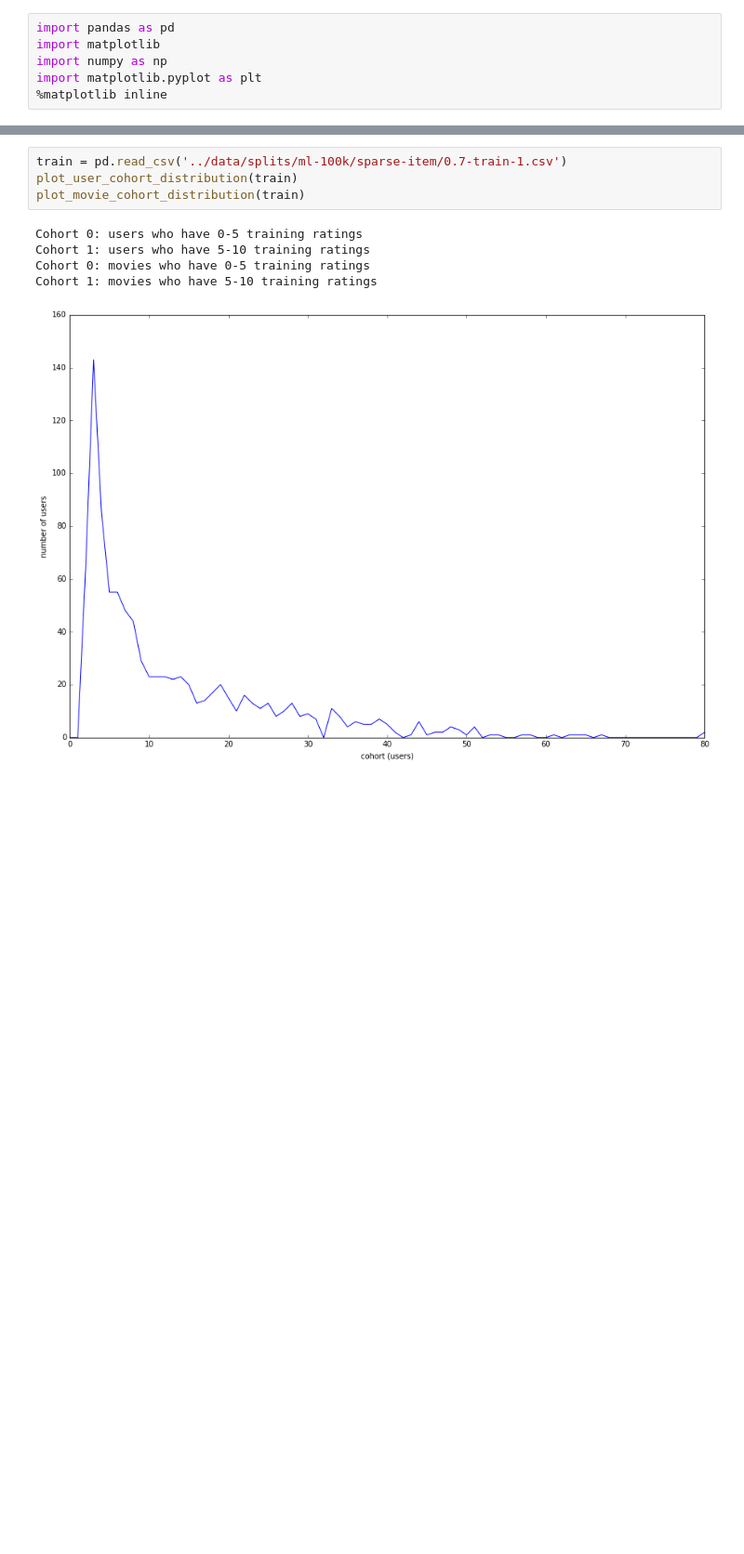
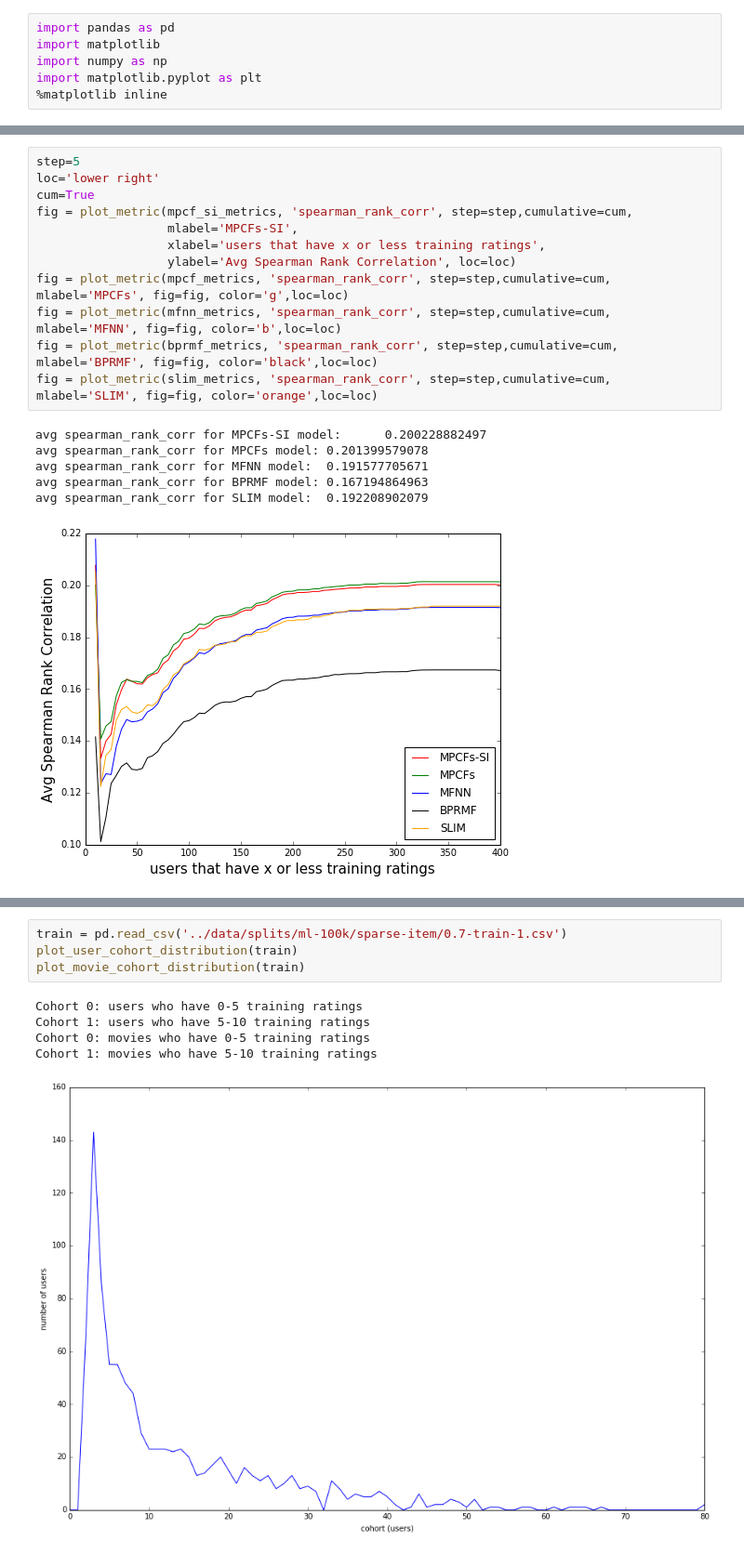
Before and after one commit to marcuniq/bsc-thesis, a Jupyter notebook: code/ipynb/figures for thesis.ipynb, the cells around one changed output, grey strips where cells are left out. Shown at 93% size. Cells and saved outputs as stored; diff of their text form; blank space fills up the shorter version.

```diff
--- a/code/ipynb/figures for thesis.ipynb
+++ b/code/ipynb/figures for thesis.ipynb
@@ -119,0 +131,19 @@ avg auc for MPCFs-SI model:     0.873320369661
+# %%
+step=5
+loc='lower right'
+cum=True
+fig = plot_metric(mpcf_si_metrics, 'spearman_rank_corr', step=step,cumulative=cum,
+                  mlabel='MPCFs-SI',
+                  xlabel='users that have x or less training ratings',
+                  ylabel='Avg Spearman Rank Correlation', loc=loc)
+fig = plot_metric(mpcf_metrics, 'spearman_rank_corr', step=step,cumulative=cum, mlabel='MPCFs', fig=fig, color='g',loc=loc)
+fig = plot_metric(mfnn_metrics, 'spearman_rank_corr', step=step,cumulative=cum, mlabel='MFNN', fig=fig, color='b',loc=loc)
+fig = plot_metric(bprmf_metrics, 'spearman_rank_corr', step=step,cumulative=cum, mlabel='BPRMF', fig=fig, color='black',loc=loc)
+fig = plot_metric(slim_metrics, 'spearman_rank_corr', step=step,cumulative=cum, mlabel='SLIM', fig=fig, color='orange',loc=loc)
+# %% [output]
+avg spearman_rank_corr for MPCFs-SI model:      0.200228882497
+avg spearman_rank_corr for MPCFs model: 0.201399579078
+avg spearman_rank_corr for MFNN model:  0.191577705671
+avg spearman_rank_corr for BPRMF model: 0.167194864963
+avg spearman_rank_corr for SLIM model:  0.192208902079
+[figure, added]
```
Also changed, not shown: parts of 22 cells of this notebook, 3 other files.
